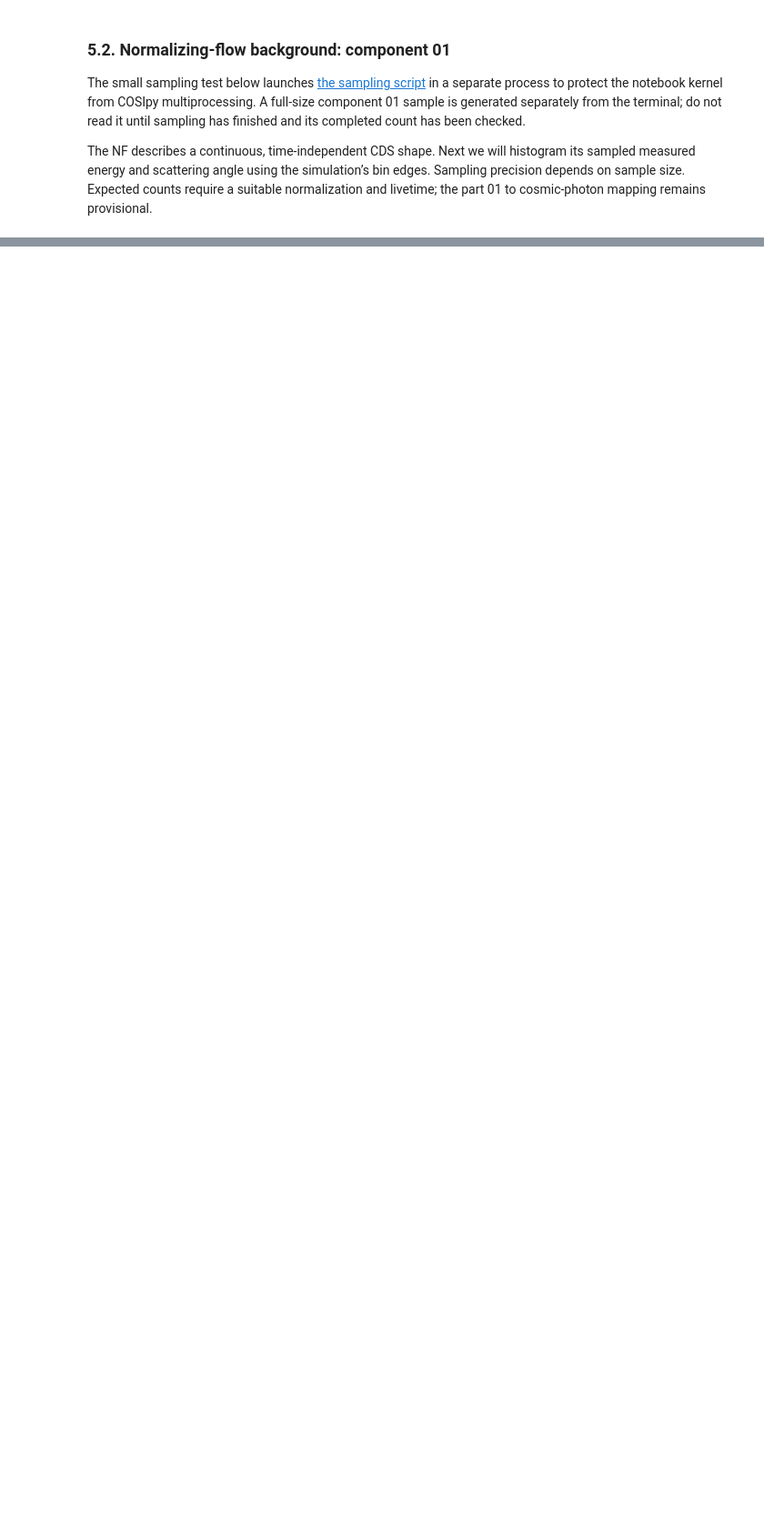
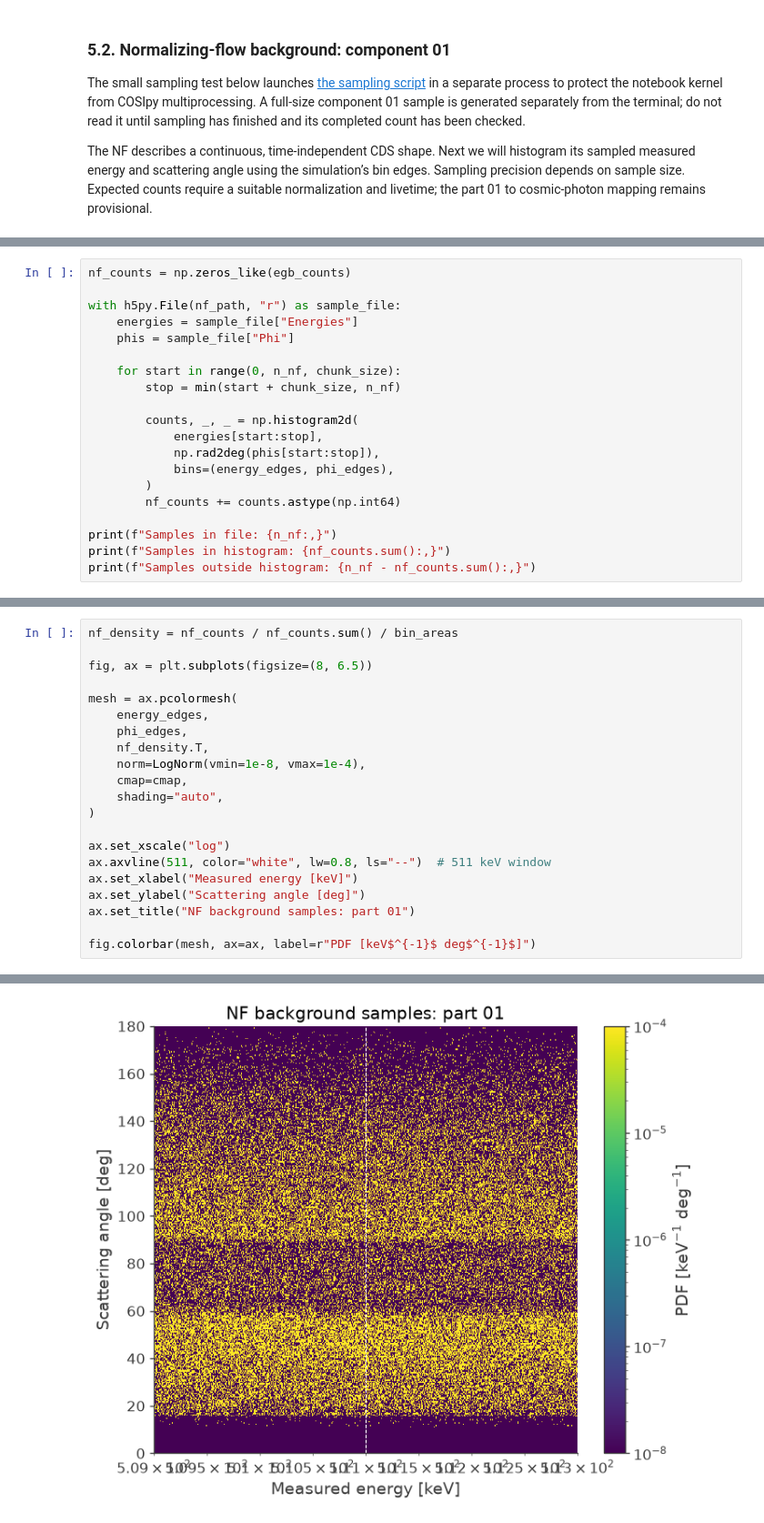
Before and after one commit to mquezada13/cosipy-background-nf, a Jupyter notebook: notebooks/06_inspect_time_independent_background.ipynb, the cells around one changed output, grey strips where cells are left out. Shown at 91% size. Saved outputs shown, nothing was run; the diff lists cells and outputs as text; blank space fills up the shorter version.

Commit message:
First exploration of component 01 of the background done

```diff
--- a/notebooks/06_inspect_time_independent_background.ipynb
+++ b/notebooks/06_inspect_time_independent_background.ipynb
@@ -326,0 +315,20 @@ WARNING FutureWarning: `torch.jit.script` is deprecated. Please switch to `torch
+# %%
+nf_counts = np.zeros_like(egb_counts)
+
+with h5py.File(nf_path, "r") as sample_file:
+    energies = sample_file["Energies"]
+    phis = sample_file["Phi"]
+
+    for start in range(0, n_nf, chunk_size):
+        stop = min(start + chunk_size, n_nf)
+
+        counts, _, _ = np.histogram2d(
+            energies[start:stop],
+            np.rad2deg(phis[start:stop]),
+            bins=(energy_edges, phi_edges),
+        )
+        nf_counts += counts.astype(np.int64)
+
+print(f"Samples in file: {n_nf:,}")
+print(f"Samples in histogram: {nf_counts.sum():,}")
+print(f"Samples outside histogram: {n_nf - nf_counts.sum():,}")
@@ -326,0 +343,22 @@ WARNING FutureWarning: `torch.jit.script` is deprecated. Please switch to `torch
+# %%
+nf_density = nf_counts / nf_counts.sum() / bin_areas
+
+fig, ax = plt.subplots(figsize=(8, 6.5))
+
+mesh = ax.pcolormesh(
+    energy_edges,
+    phi_edges,
+    nf_density.T,
+    norm=LogNorm(vmin=1e-8, vmax=1e-4),
+    cmap=cmap,
+    shading="auto",
+)
+
+ax.set_xscale("log")
+ax.axvline(511, color="white", lw=0.8, ls="--")  # 511 keV window
+ax.set_xlabel("Measured energy [keV]")
+ax.set_ylabel("Scattering angle [deg]")
+ax.set_title("NF background samples: part 01")
+
+fig.colorbar(mesh, ax=ax, label=r"PDF [keV$^{-1}$ deg$^{-1}$]")
+# %% [output]
@@ -326,0 +366 @@ WARNING FutureWarning: `torch.jit.script` is deprecated. Please switch to `torch
+[figure, added]
```
Also changed, not shown: parts of 21 cells of this notebook.
